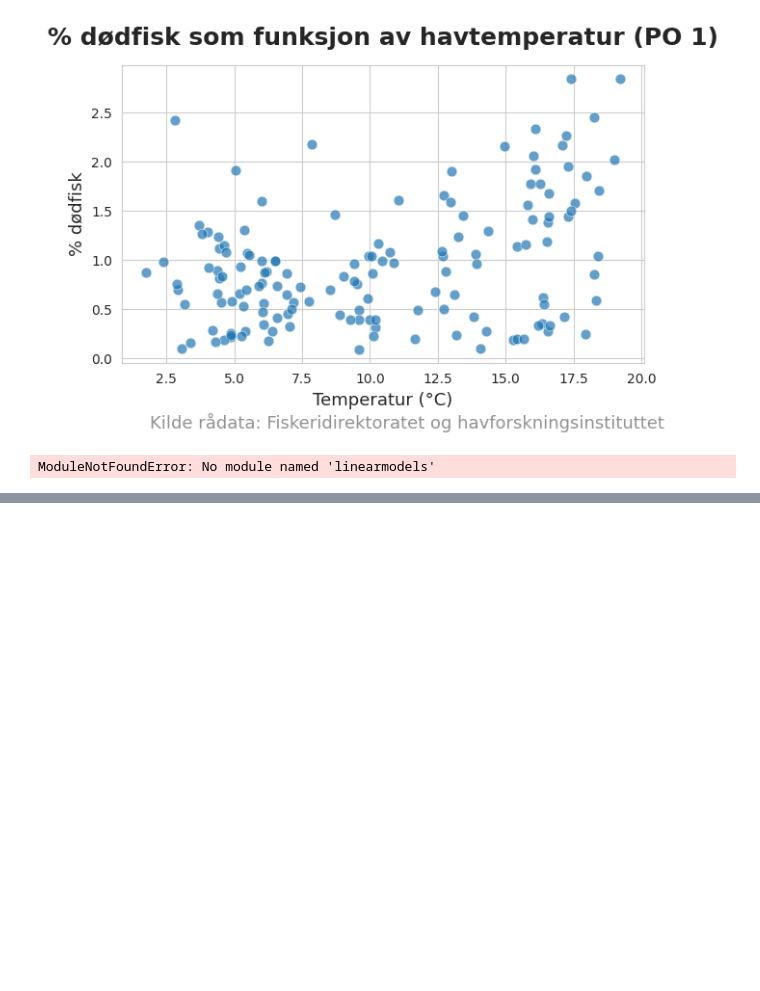
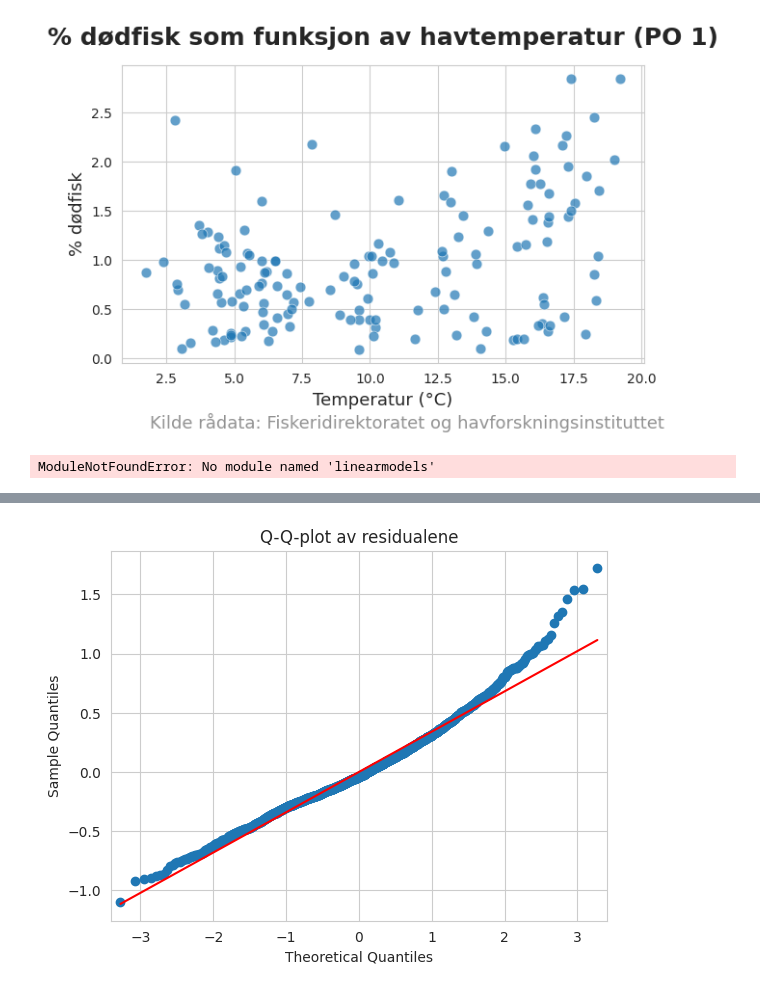
Before and after one commit to kavlikaviar/Bachelor, a Jupyter notebook: modell.ipynb, the cells around one changed output, grey strips where cells are left out. Drawn from its saved outputs; the diff is of its cells as text; code cells hidden in the pictures; blank space fills up the shorter version.

```diff
--- a/modell.ipynb
+++ b/modell.ipynb
@@ -209,3 +216,100 @@ res = mod.fit()
 print(res.summary)
 # %% [output]
 ModuleNotFoundError: No module named 'linearmodels'
+# %%
+import pandas as pd
+import statsmodels.formula.api as smf
+from statsmodels.iolib.summary2 import summary_col
+
+# Importer data
+df = pd.read_csv('/Users/eirikkloosterman/Documents/bachelor/Bachelor/data/processed/summary_statistics.csv', sep=';')
+
+# Konverter dato og lag måned hvis ikke allerede gjort
+df['Dato'] = pd.to_datetime(df['Dato'], errors='coerce')
+df = df.dropna(subset=['Dato'])
+df['måned'] = df['Dato'].dt.to_period('M')
+
+# Lag lagget rensefisk-variabel (per PO)
+df = df.sort_values(['PO', 'måned'])
+df['% Rensefisk_lag1'] = df.groupby('PO')['% Rensefisk'].shift(1)
+
+# Nå kan du droppe rader med NaN i relevante kolonner
+relevante_kolonner = [
+    "% Dødfisk", "Temperature", "Tetthet", "BA_ano", "% FORFORBRUK",
+    "% Rensefisk_lag1", "badebehandling", "mekanisk behandling", "termisk behandling", "PO", "% Rensefisk"
+]
+df = df.dropna(subset=relevante_kolonner)
+
+# Lag kvadrert temperaturvariabel
+df["Temperatur2"] = df["Temperature"]**2
+
+# Modellformler med originale variabelnavn og faste effekter for PO
+f1 = 'Q("% Dødfisk") ~ Q("Temperature") + C(PO)'
+f2 = 'Q("% Dødfisk") ~ Q("Temperature") + Q("Tetthet") + Q("BA_ano") + Q("% FORFORBRUK") + C(PO)'
+f3 = 'Q("% Dødfisk") ~ Q("Temperature") + Q("Tetthet")+ Temperatur2  + Q("BA_ano") + Q("% FORFORBRUK") + C(PO)'
+f4 = 'Q("% Dødfisk") ~ Q("Temperature") + Q("Tetthet")+ Temperatur2  + Q("BA_ano") + Q("% FORFORBRUK") + Q("% Rensefisk_lag1") + Q("badebehandling") + Q("mekanisk behandling") + Q("termisk behandling") + C(PO)'
+
+# Estimer modellene
+model1 = smf.ols(f1, data=df).fit(cov_type='HC3')
+model2 = smf.ols(f2, data=df).fit(cov_type='HC3')
+model3 = smf.ols(f3, data=df).fit(cov_type='HC3')
+model4 = smf.ols(f4, data=df).fit(cov_type='HC3')
+
+# Lag samlet tabell
+summary = summary_col(
+    [model1, model2, model3, model4],
+    stars=True,
+    float_format='%0.4f',
+    model_names=["(1)", "(2)", "(3)", "(4)"],
+    info_dict={
+        'R-squared': lambda x: f"{x.rsquared:.3f}",
+        'N': lambda x: f"{int(x.nobs)}"
+    },
+    regressor_order=[
+        'Intercept',
+        'Q("Temperature")',
+        'Q("Tetthet")',
+        'Q("BA_ano")',
+        'Q("% FORFORBRUK")',
+        'Temperatur2',
+        'Q("% Rensefisk_lag1")',
+        'Q("badebehandling")',
+        'Q("mekanisk behandling")',
+        'Q("termisk behandling")',
+        'C(PO)[T.1.0]',
+        'C(PO)[T.2.0]',
+        'C(PO)[T.3.0]',
+        'C(PO)[T.4.0]',
+        'C(PO)[T.5.0]',
+        'C(PO)[T.6.0]',
+        'C(PO)[T.7.0]',
+        'C(PO)[T.8.0]',
+        'C(PO)[T.9.0]',
+        'C(PO)[T.10.0]',
+        'C(PO)[T.11.0]',
+        'C(PO)[T.12.0]',
+        'C(PO)[T.13.0]',
+    ]
+)
+
+print(summary)
+# Lagre tabellen som LaTeX
+with open('/Users/eirikkloosterman/Documents/bachelor/Bachelor/data/processed/modell_2017.tex', 'w') as f:
+    f.write(summary.as_latex())
+
+# 6) VIF-sjekk
+X = result_fe.model.exog
+vif_values = [variance_inflation_factor(X, i) for i in range(X.shape[1])]
+print('VIF-verdier:')
+for i, name in enumerate(result_fe.model.exog_names):
+    print(f'{name}: {vif_values[i]:.2f}')
+
+# 7) Breusch-Pagan test
+bp_test = het_breuschpagan(result_fe.resid, X)
+print(f'Breusch-Pagan p-verdi: {bp_test[1]:.4f}')
+
+# 8) Q-Q-plot
+sm.qqplot(result_fe.resid, line='s')
+plt.title('Q-Q-plot av residualene')
+plt.show()
+# %% [output]
@@ -211,0 +333 @@ ModuleNotFoundError: No module named 'linearmodels'
+[figure, added]
```
Also changed, not shown: parts of 5 cells of this notebook, 4 other files.
